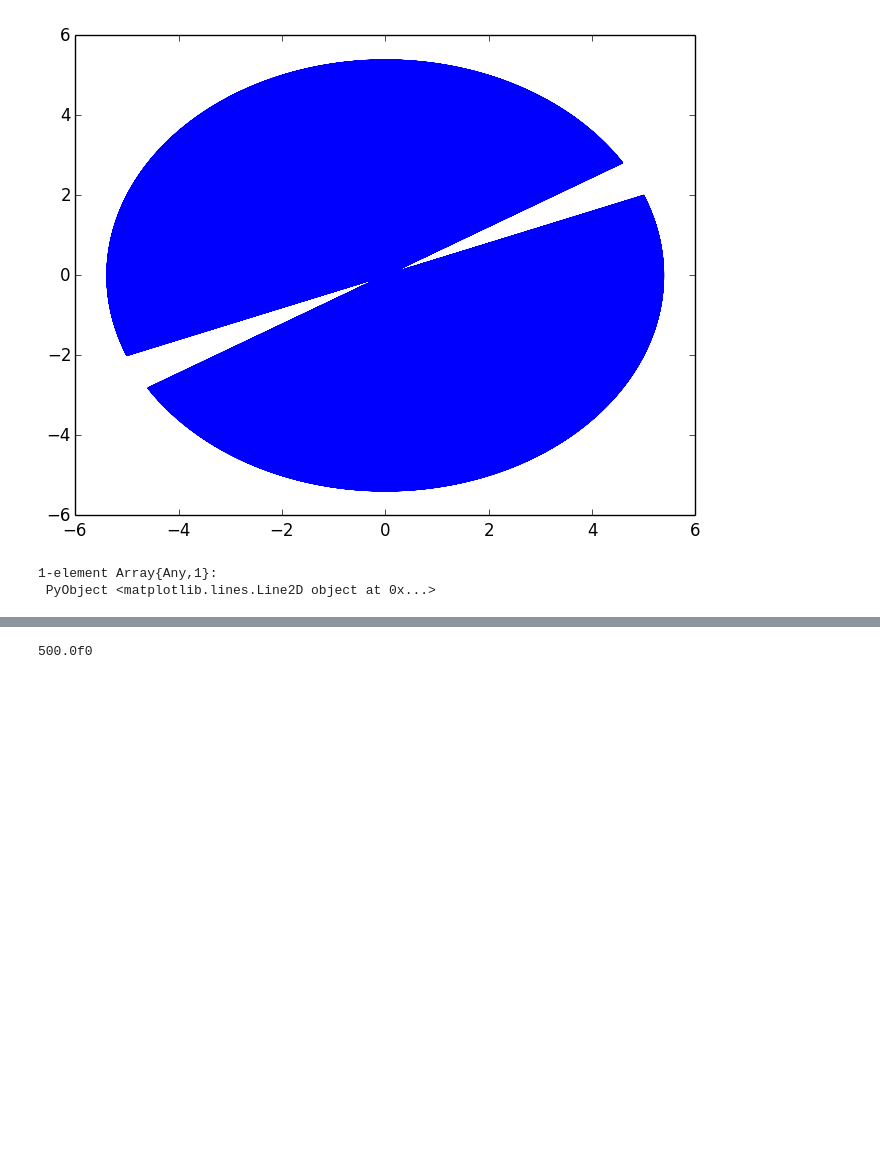
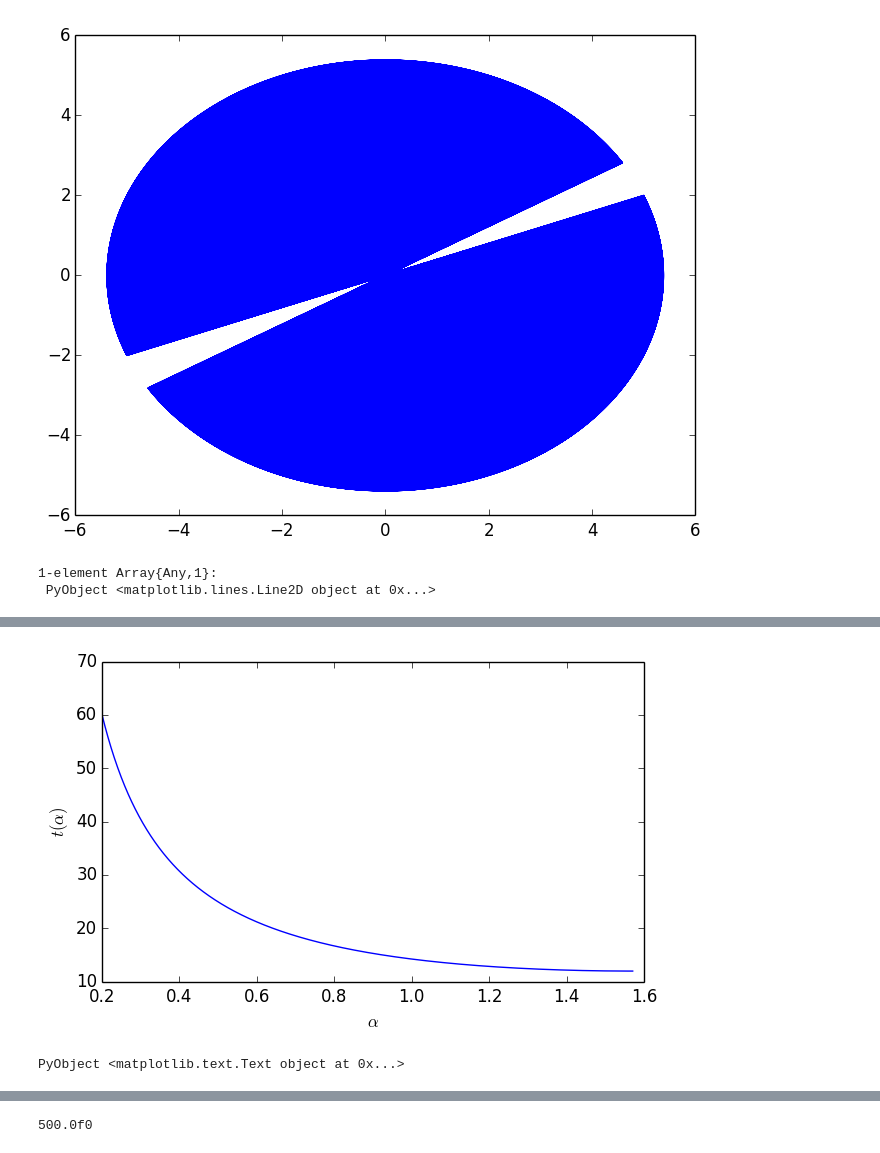
Before and after one commit to GX-Calva-Garcia/Proyecto-Final, a Jupyter notebook: pendulo.ipynb, the cells around one changed output, grey strips where cells are left out. Saved outputs shown, nothing was run; the diff lists cells and outputs as text; code cells hidden in the pictures; blank space fills up the shorter version.

```diff
--- a/pendulo.ipynb
+++ b/pendulo.ipynb
@@ -353,0 +413,15 @@ plot(q2[:,1],q2[:,2])
+# %%
+t_alpha=Float32[]
+for λ in 0.2:0.001:pi/2
+    t = 2*pi/(vel_angular*2*sin(λ))
+    push!(t_alpha,t)
+end
+λ = [0.2:0.001:pi/2];
+# %%
+f = figure(figsize=(7,4))
+plot(λ,t_alpha/3600)
+xlabel(L"$\alpha$")
+ylabel(L"$t(\alpha)$")
+# %% [output]
+[figure, added]
+PyObject <matplotlib.text.Text object at 0x...>
```
Also changed, not shown: parts of 35 cells of this notebook.
